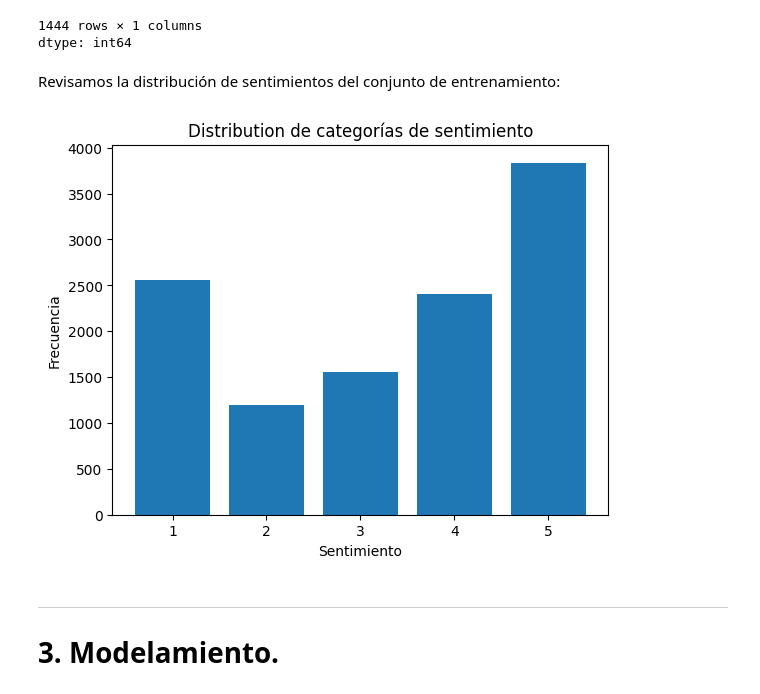
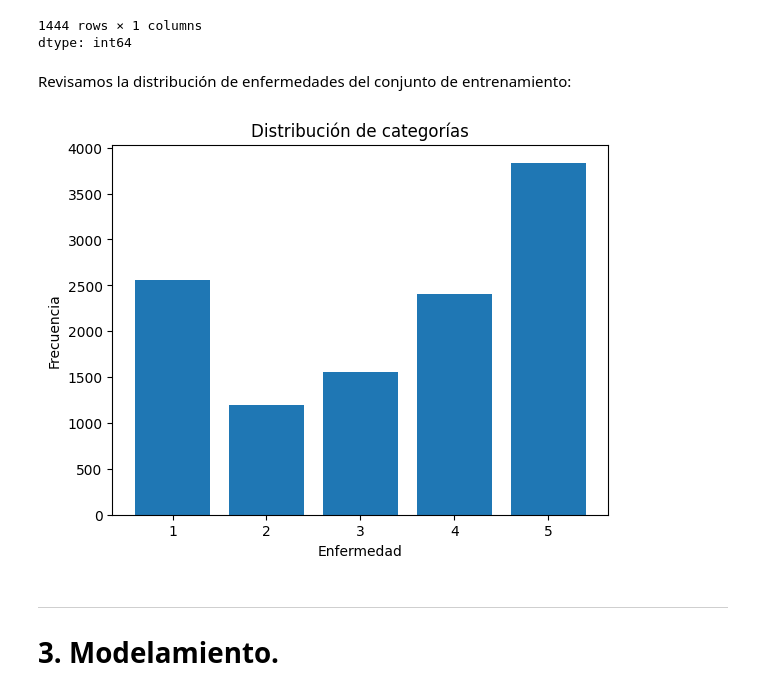
Before and after one commit to ErichGiusseppe/MINE-4206_202510_AML, a Jupyter notebook: Laboratorios/Laboratorio_3/MINE_4206_202510_AML_Lab3_S1.ipynb, the cells around one changed output. Cells and saved outputs as stored; diff of their text form; code cells hidden in the pictures.

```diff
--- a/Laboratorios/Laboratorio_3/MINE_4206_202510_AML_Lab3_S1.ipynb
+++ b/Laboratorios/Laboratorio_3/MINE_4206_202510_AML_Lab3_S1.ipynb
@@ -455,16 +418,16 @@ dtype: int64
 # %%
 X_test, y_test = test['abstract'], test['type']
 # %% [markdown]
-Revisamos la distribución de sentimientos del conjunto de entrenamiento:
+Revisamos la distribución de enfermedades del conjunto de entrenamiento:
 # %%
 unique, counts = np.unique(y_train, return_counts=True)
 plt.bar(unique, counts)
-plt.xlabel('Sentimiento')
+plt.xlabel('Enfermedad')
 plt.ylabel('Frecuencia')
-plt.title('Distribution de categorías de sentimiento')
+plt.title('Distribución de categorías')
 plt.show()
 # %% [output]
-[figure, old version]
+[figure, new version]
 # %% [markdown]
 ---
 # 3. Modelamiento.
```
Also changed, not shown: parts of 15 cells of this notebook.
